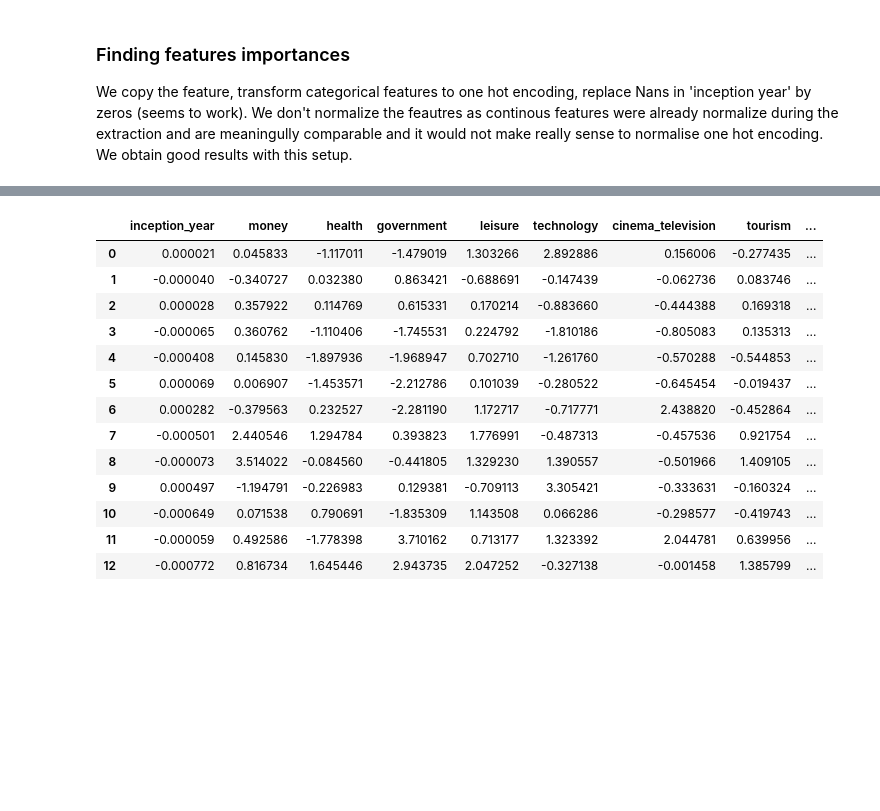
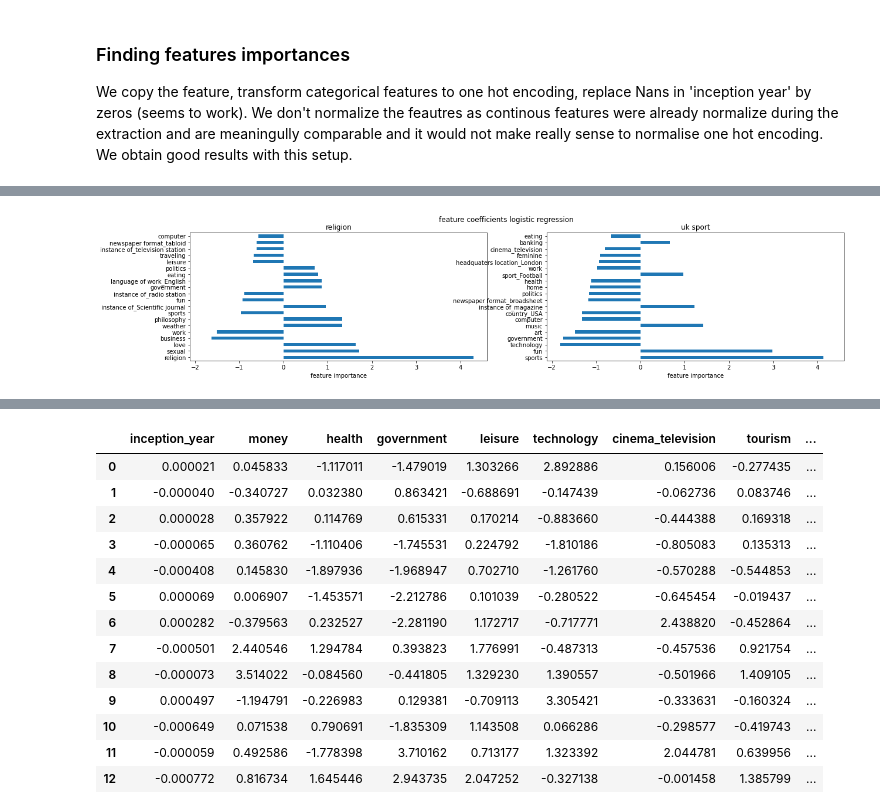
Before and after one commit to epfl-ada/ada-2021-project-improvise-adapt-overcome, a Jupyter notebook: src/feature_importance_analysis.ipynb, the cells around one changed output, grey strips where cells are left out. Saved outputs shown, nothing was run; the diff lists cells and outputs as text; code cells hidden in the pictures; blank space fills up the shorter version.

```diff
--- a/src/feature_importance_analysis.ipynb
+++ b/src/feature_importance_analysis.ipynb
@@ -349,0 +395,18 @@ def feature_importance_logistic(X, y):
+# %%
+logit_imp_1 = feature_importance(1, features, feature_importance_logistic)
+logit_imp_3 = feature_importance(3, features, feature_importance_logistic)
+
+logit_var_1 = compute_feat_importance_variance(1, features, feature_importance_logistic)
+logit_var_3 = compute_feat_importance_variance(3, features, feature_importance_logistic)
+# %%
+fig, axs = plt.subplots(ncols=2, sharex=True, figsize=(20,4))
+
+fig.suptitle('feature coefficients logistic regression')
+axs[0].set_title('religion')
+axs[1].set_title('uk sport')
+axs[0].set_xlabel('feature importance')
+axs[1].set_xlabel('feature importance')
+plot_feature_importance(logit_imp_1.iloc[0],axs[0])
+plot_feature_importance(logit_imp_3.iloc[0],axs[1])
+# %% [output]
+[figure, added]
```
Also changed, not shown: parts of 11 cells of this notebook.
